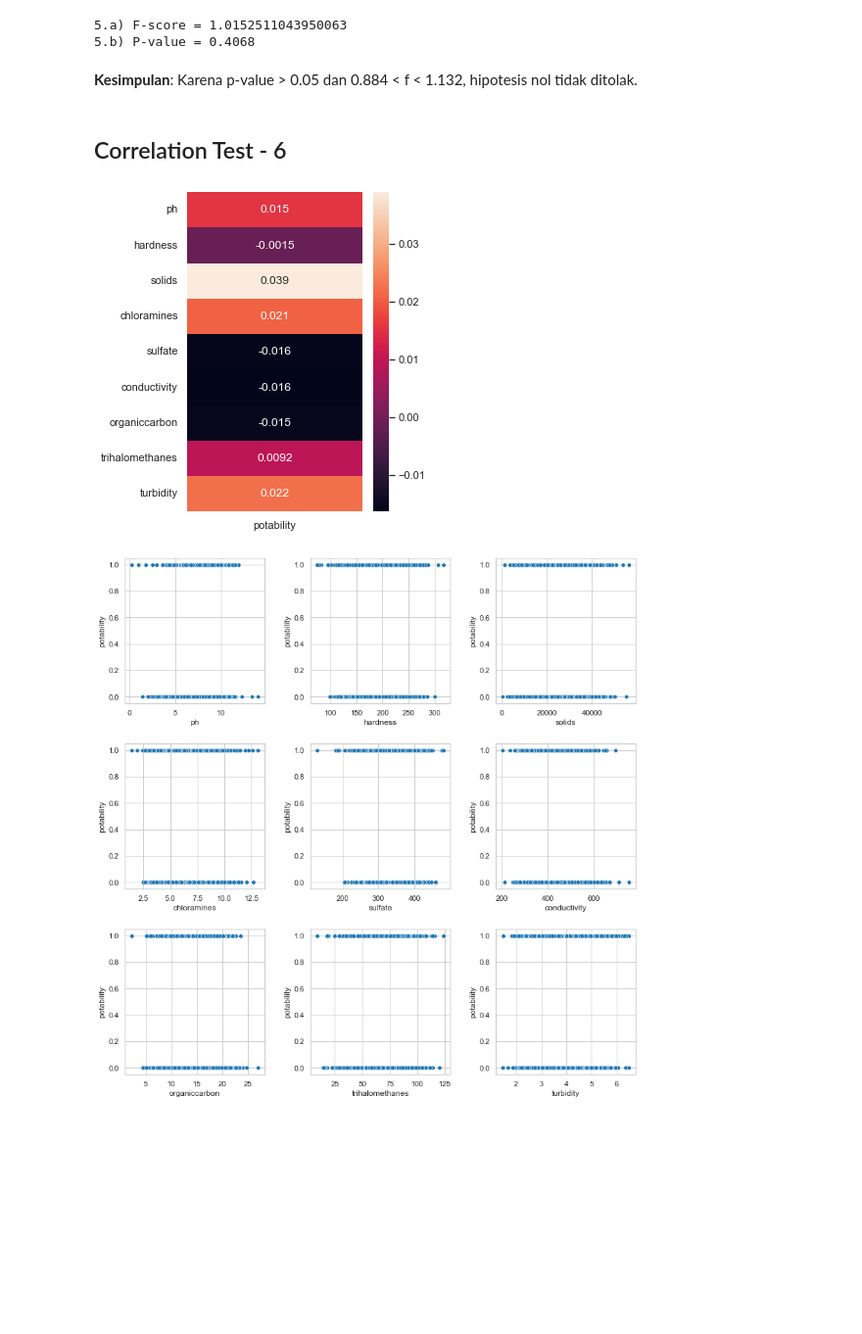
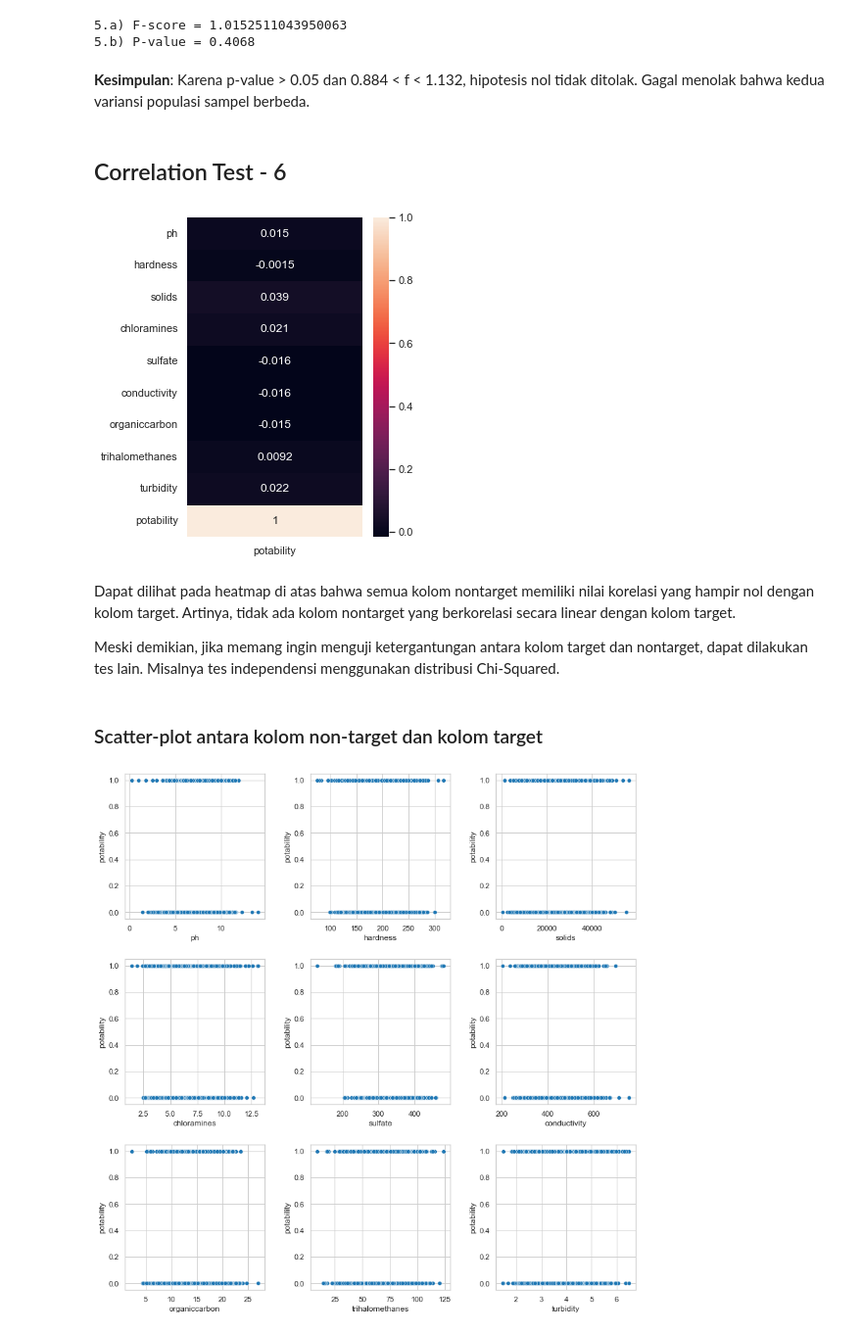
Before and after one commit to christojeffrey/water-potability-stats, a Jupyter notebook: ver2-khelli.ipynb, the cells around one changed output. Shown at 98% size. Cells and saved outputs as stored; diff of their text form; code cells hidden in the pictures; blank space fills up the shorter version.

```diff
--- a/ver2-khelli.ipynb
+++ b/ver2-khelli.ipynb
@@ -667,17 +659,22 @@ print("5.b) P-value = 0.4068") # P = P(F > fscore)
 5.a) F-score = 1.0152511043950063
 5.b) P-value = 0.4068
 # %% [markdown]
-**Kesimpulan**: Karena p-value > 0.05 dan 0.884 < f < 1.132, hipotesis nol tidak ditolak.
+**Kesimpulan**: Karena p-value > 0.05 dan 0.884 < f < 1.132, hipotesis nol tidak ditolak. Gagal menolak bahwa kedua variansi populasi sampel berbeda.
 # %% [markdown]
 ## Correlation Test - 6
 # %%
 df["potability"] = df["potability"].astype("int64") # Convert back to numeric value
-
 f, ax = plt.subplots(figsize=(4,6))
-sns.heatmap(ax=ax, data=df.corr()[["potability"]][1:-1], annot=True)
+sns.heatmap(ax=ax, data=df.corr()[["potability"]][1:], annot=True)
 plt.show()
 # %% [output]
-[figure, old version]
+[figure, new version]
+# %% [markdown]
+Dapat dilihat pada heatmap di atas bahwa semua kolom nontarget memiliki nilai korelasi yang hampir nol dengan kolom target. Artinya, tidak ada kolom nontarget yang berkorelasi secara linear dengan kolom target.
+
+Meski demikian, jika memang ingin menguji ketergantungan antara kolom target dan nontarget, dapat dilakukan tes lain. Misalnya tes independensi menggunakan distribusi Chi-Squared.
+# %% [markdown]
+### Scatter-plot antara kolom non-target dan kolom target
 # %%
 f, ax = plt.subplots(nrows=3, ncols=3, figsize=(12, 12))
 f.tight_layout(pad=3)
```
Also changed, not shown: parts of 16 cells of this notebook.
